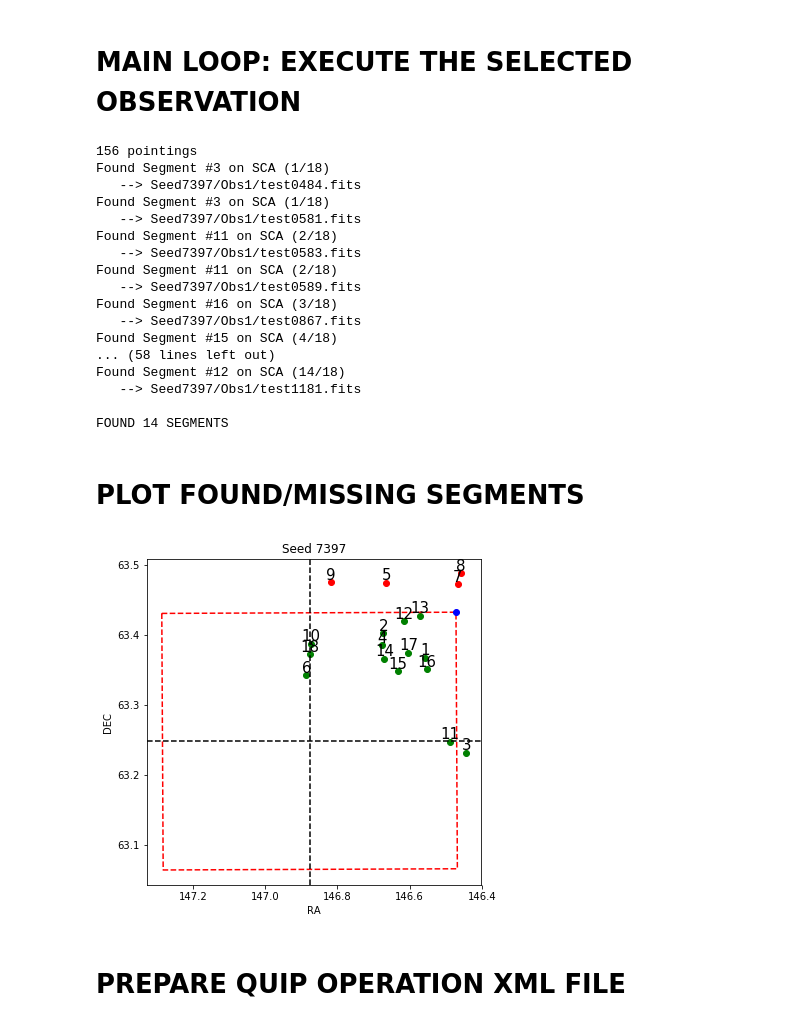
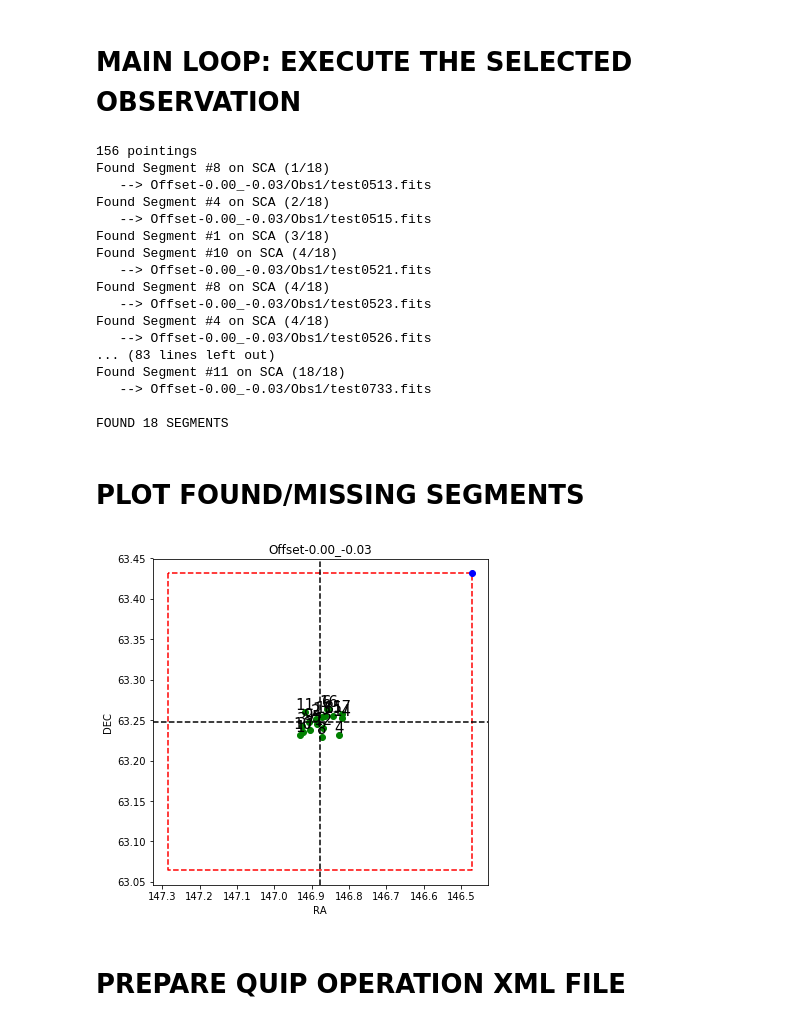
Before and after one commit to spacetelescope/jwst_magic, a Jupyter notebook: mosaic-simulator/Mosaic_builder.ipynb, the cells around one changed output. Cells and saved outputs as stored; diff of their text form; code cells hidden in the pictures.

Commit message:
Added the flexibility to specify a boresight offset rather than rely on a random number. There's now a boolean to set for that.

```diff
--- a/mosaic-simulator/Mosaic_builder.ipynb
+++ b/mosaic-simulator/Mosaic_builder.ipynb
@@ -356,9 +356,9 @@ class NRCtile():
 # %% [markdown]
 # USER INPUTS: FILES & BINSIZE
 # %%
-seed = np.random.randint(10000)
+seed = np.random.randint(100000)
 #seed = 8471
-seed = 7397
+#seed = 4593
 np.random.seed(seed)
 
 
@@ -374,14 +374,15 @@ psf18file    = imgdir+"ITM-18PSF.fits"
 darkfile     = imgdir+"ITM-Dark.fits"
 
 
-# ARE WE USING A RANDOM DEPLOYMENT (ITM-OnePSF) OR PARTICULAR ITM STATE (ITM-18PSF; E.G. FOR REHEARSAL)?
-random_segs = True
+# ARE WE USING A RANDOM DEPLOYMENT (TRUE; ITM-OnePSF) OR PARTICULAR ITM STATE (False; ITM-18PSF; E.G. FOR REHEARSAL)?
+random_segs = False
+random_boresight_offset = False
 
 boresight_sigma = 17.   #3-sigma radial; arcminutes
 segments_sigma  = 16.   #3-sigma radial; arcminutes
 
 # THIS ANGLE MOVES THE NORTH/EAST AXES CW, OR THE MOSAIC CCW:
-rotation = np.random.uniform(0.0, 90.0)
+rotation = 0. #np.random.uniform(0.0, 90.0)
 
 seg_found = np.zeros(18)
 # %% [markdown]
@@ -393,7 +394,10 @@ target, dithers = readPointingFile(imgdir+pointingfile)
 print "Target  :",target
 print "Rotation: ",rotation
 
-boresight_offset = get_boresight_offset(boresight_sigma/3.)
+if random_boresight_offset:
+    boresight_offset = get_boresight_offset(boresight_sigma/3.)
+else:
+    boresight_offset = np.array( [[0., -0.03]]) #arcmin
 
 if random_segs:
     segment_offsets = get_segment_offset(segments_sigma/3.)
@@ -405,7 +409,7 @@ else:
     segment_offsets = np.asarray(zip(x,y))
     segment_offsets = shift_rotate_pts(segment_offsets, -rotation, 0.)
 
-total_offsets = (boresight_offset + segment_offsets)/60.
+total_offsets = (boresight_offset + segment_offsets)/60. #arcmin
 
 
 # THIS ADJUSTMENT, SEEN THROUGHOUT, IS TO ACCOUNT FOR THE FACT
@@ -416,7 +420,7 @@ segment_RADEC = target + total_offsets
 
 print len(dithers),'observations in APT file (dithers in arcseconds)'
 print "Random seed is:", seed, '\n'
-print "Boresight offset: ",boresight_offset
+print "Boresight offset (arcmin): ",boresight_offset
 
 inputhistory = {"Target": target, "Rotation": rotation, "Random seed": seed, "Boresight": boresight_offset}
 # %% [output]
@@ -476,6 +480,9 @@ obs = 1
 
 #outdir       = 'Obs{:d}_test{:d}/'.format(obs, bindim)
 outdir       = 'Seed{:d}/Obs{:d}/'.format(seed,obs)
+if not random_boresight_offset:
+    outdir       = 'Offset-{:4.2f}_{:4.2f}/Obs{:d}/'.format(boresight_offset[0,0], boresight_offset[0,1], obs)
+
 if not os.path.isdir(outdir): os.makedirs(outdir)
 # %% [markdown]
 # MAIN LOOP: EXECUTE THE SELECTED OBSERVATION
@@ -501,48 +508,49 @@ for itile in xrange( len(obs_dithers) ):
 print "\nFOUND {:d} SEGMENTS".format(np.count_nonzero(seg_found))
 # %% [output]
 156 pointings
-Found Segment #3 on SCA (1/18)
-   --> Seed7397/Obs1/test0484.fits
-Found Segment #3 on SCA (1/18)
-   --> Seed7397/Obs1/test0581.fits
-Found Segment #11 on SCA (2/18)
-   --> Seed7397/Obs1/test0583.fits
-Found Segment #11 on SCA (2/18)
-   --> Seed7397/Obs1/test0589.fits
-Found Segment #16 on SCA (3/18)
-   --> Seed7397/Obs1/test0867.fits
-Found Segment #15 on SCA (4/18)
-... (58 lines left out)
-Found Segment #12 on SCA (14/18)
-   --> Seed7397/Obs1/test1181.fits
+Found Segment #8 on SCA (1/18)
+   --> Offset-0.00_-0.03/Obs1/test0513.fits
+Found Segment #4 on SCA (2/18)
+   --> Offset-0.00_-0.03/Obs1/test0515.fits
+Found Segment #1 on SCA (3/18)
+Found Segment #10 on SCA (4/18)
+   --> Offset-0.00_-0.03/Obs1/test0521.fits
+Found Segment #8 on SCA (4/18)
+   --> Offset-0.00_-0.03/Obs1/test0523.fits
+Found Segment #4 on SCA (4/18)
+   --> Offset-0.00_-0.03/Obs1/test0526.fits
+... (83 lines left out)
+Found Segment #11 on SCA (18/18)
+   --> Offset-0.00_-0.03/Obs1/test0733.fits
 
-FOUND 14 SEGMENTS
+FOUND 18 SEGMENTS
 # %% [markdown]
 # PLOT FOUND/MISSING SEGMENTS
 # %%
 plt.figure(figsize=(6,6))
 
 for i in xrange(18):
     if seg_found[i]==0:
         plt.plot(segment_RADEC[i,0], segment_RADEC[i,1], 'ro', markersize=6)
         plt.annotate(str(i+1), xy=(segment_RADEC[i,0], segment_RADEC[i,1]), fontsize=15, ha='center', va='bottom' )
     if seg_found[i]==1:
         plt.plot(segment_RADEC[i,0], segment_RADEC[i,1], 'go', markersize=6)
         plt.annotate(str(i+1), xy=(segment_RADEC[i,0], segment_RADEC[i,1]), fontsize=15, ha='center', va='bottom')
 
 plt.plot(corners[:,0], corners[:,1], color='red', linestyle='--')
 plt.plot(corners[3,0], corners[3,1], 'bo')
 
 plt.axvline(x=target[0], color='black', linestyle='--')
 plt.axhline(y=target[1], color='black', linestyle='--')
 
 plt.xlabel("RA")
 plt.ylabel("DEC")
 plt.gca().invert_xaxis()
-plt.title("Seed {:d}".format(seed))
+#plt.title("Seed {:d}".format(seed))
+plt.title(outdir.split("/")[0])
 plt.show()
 # %% [output]
-[figure, old version]
+[figure, new version]
 # %% [markdown]
 # PREPARE QUIP OPERATION XML FILE
 # %%
```
Also changed, not shown: parts of 3 cells of this notebook.
